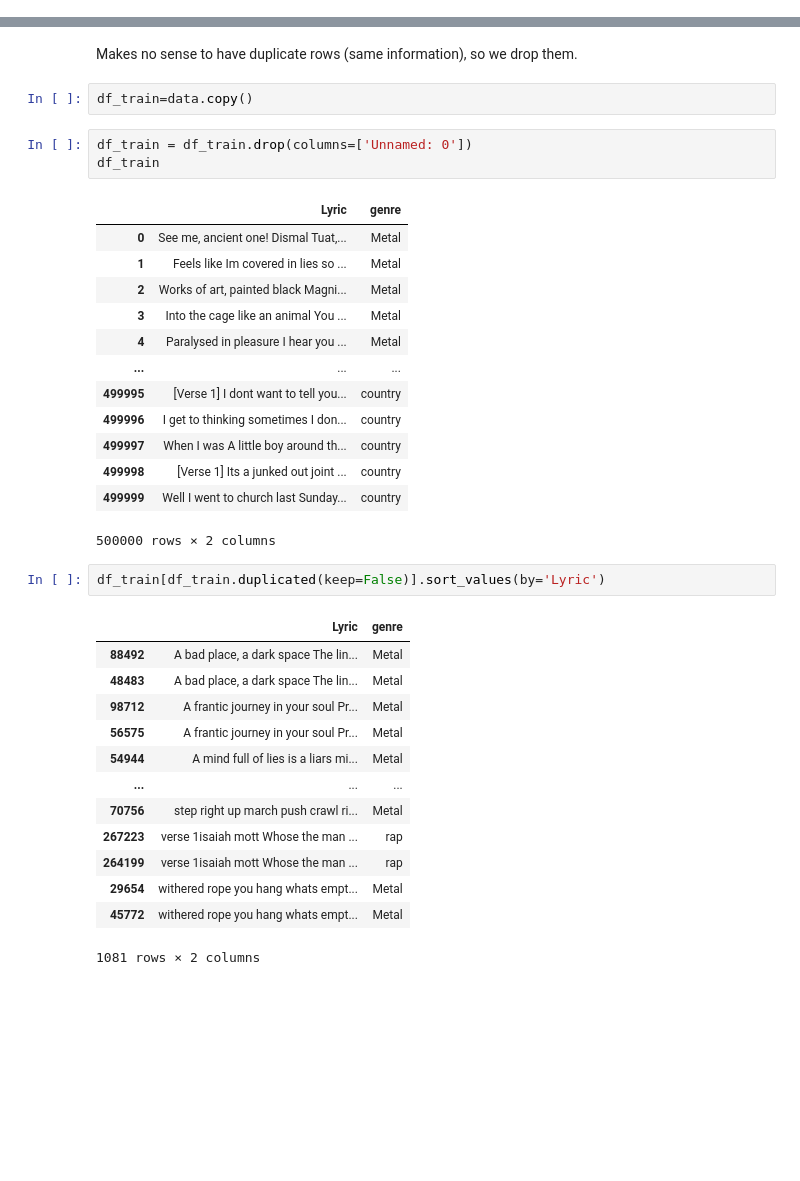
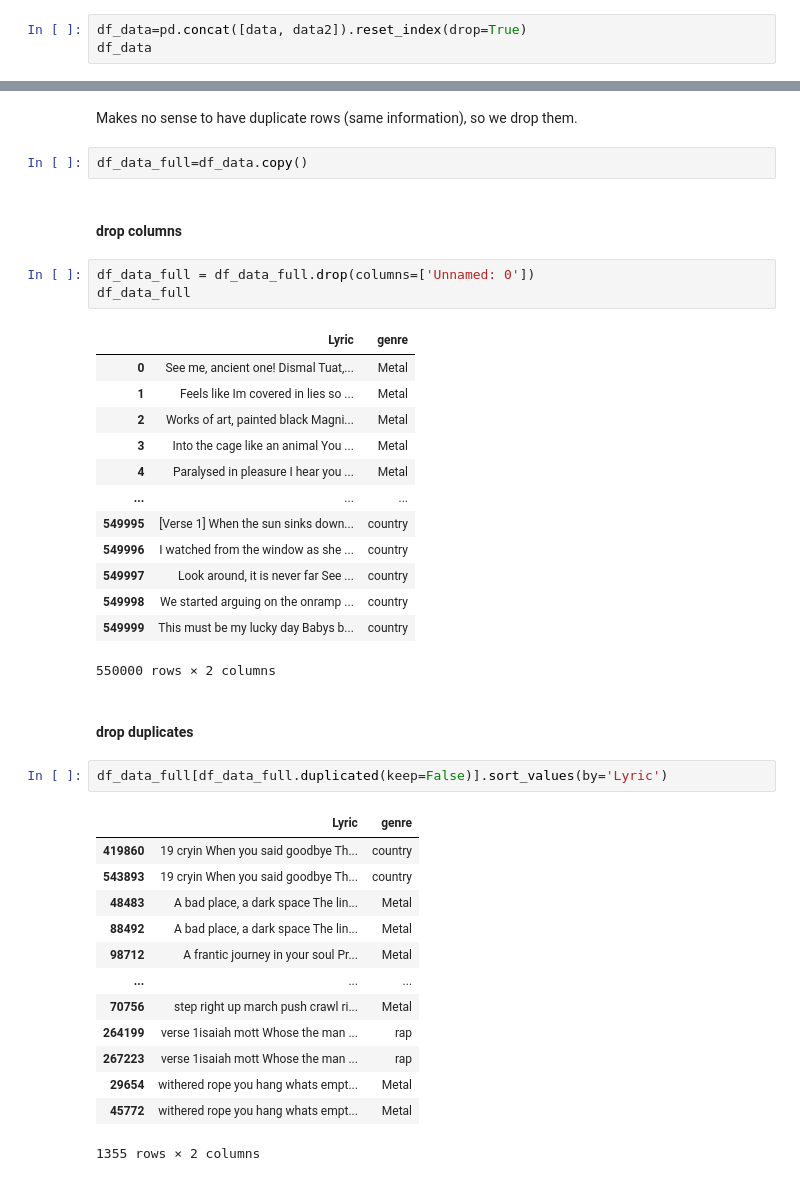
Before and after one commit to eliaserracarbonell/TextAnalyticsProject, a Jupyter notebook: Dataset_Exploration.ipynb, the cells around one changed output, grey strips where cells are left out. Cells and saved outputs as stored; diff of their text form; blank space fills up the shorter version.

Commit message:
Data cleaning

```diff
--- a/Dataset_Exploration.ipynb
+++ b/Dataset_Exploration.ipynb
@@ -80,3 +80,6 @@ There are some mistakes:
  For the third filter out the [] ?
 # %% [markdown]
 I think we can keep the train/test split as it is, maybe it already takes authors into account.
+# %%
+df_data=pd.concat([data, data2]).reset_index(drop=True)
+df_data
@@ -156,10 +173,12 @@ No imputing of missing values needed.
 # %% [markdown]
 Makes no sense to have duplicate rows (same information), so we drop them.
 # %%
-df_train=data.copy()
+df_data_full=df_data.copy()
+# %% [markdown]
+#### drop columns
 # %%
-df_train = df_train.drop(columns=['Unnamed: 0'])
-df_train
+df_data_full = df_data_full.drop(columns=['Unnamed: 0'])
+df_data_full
 # %% [output]
 |  | Lyric | genre |
 | 0 | See me, ancient one! Dismal Tuat,... | Metal |
@@ -168,26 +187,28 @@ df_train
 | 3 | Into the cage like an animal You ... | Metal |
 | 4 | Paralysed in pleasure I hear you ... | Metal |
 | ... | ... | ... |
-| 499995 | [Verse 1] I dont want to tell you... | country |
-| 499996 | I get to thinking sometimes I don... | country |
-| 499997 | When I was A little boy around th... | country |
-| 499998 | [Verse 1] Its a junked out joint ... | country |
-| 499999 | Well I went to church last Sunday... | country |
+| 549995 | [Verse 1] When the sun sinks down... | country |
+| 549996 | I watched from the window as she ... | country |
+| 549997 | Look around, it is never far See ... | country |
+| 549998 | We started arguing on the onramp ... | country |
+| 549999 | This must be my lucky day Babys b... | country |
-500000 rows × 2 columns
+550000 rows × 2 columns
+# %% [markdown]
+#### drop duplicates
 # %%
-df_train[df_train.duplicated(keep=False)].sort_values(by='Lyric')
+df_data_full[df_data_full.duplicated(keep=False)].sort_values(by='Lyric')
 # %% [output]
 |  | Lyric | genre |
+| 419860 | 19 cryin When you said goodbye Th... | country |
+| 543893 | 19 cryin When you said goodbye Th... | country |
+| 48483 | A bad place, a dark space The lin... | Metal |
 | 88492 | A bad place, a dark space The lin... | Metal |
-| 48483 | A bad place, a dark space The lin... | Metal |
 | 98712 | A frantic journey in your soul Pr... | Metal |
-| 56575 | A frantic journey in your soul Pr... | Metal |
-| 54944 | A mind full of lies is a liars mi... | Metal |
 | ... | ... | ... |
 | 70756 | step right up march push crawl ri... | Metal |
+| 264199 | verse 1isaiah mott Whose the man ... | rap |
 | 267223 | verse 1isaiah mott Whose the man ... | rap |
-| 264199 | verse 1isaiah mott Whose the man ... | rap |
 | 29654 | withered rope you hang whats empt... | Metal |
 | 45772 | withered rope you hang whats empt... | Metal |
-1081 rows × 2 columns
+1355 rows × 2 columns
 # %%
```
Also changed, not shown: parts of 7 cells of this notebook.
